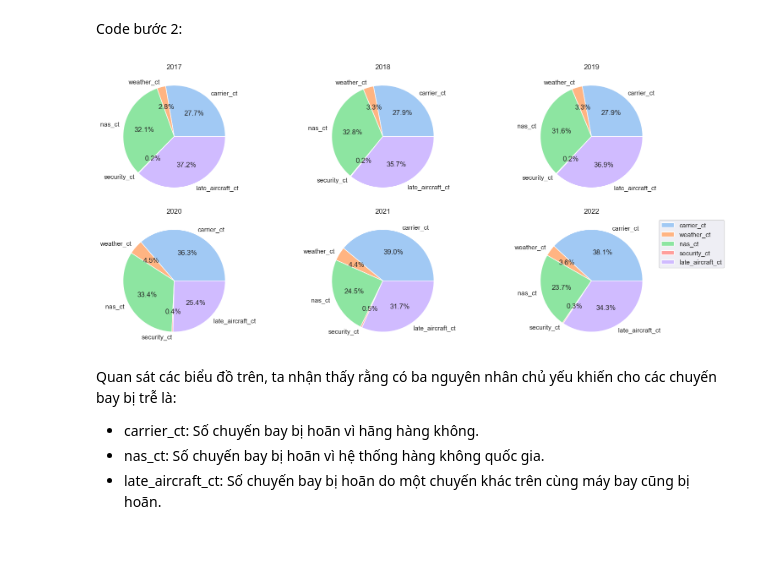
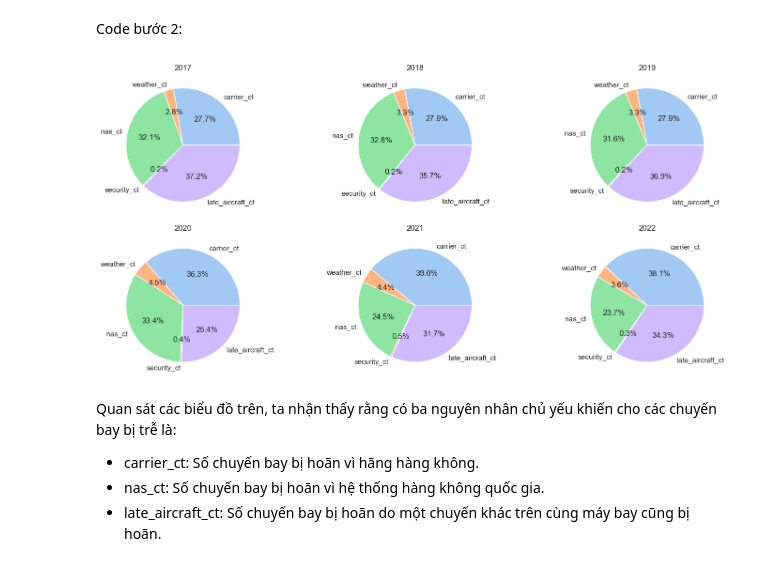
Before and after one commit to anhtran-20/ProDS_TH_Project, a Jupyter notebook: Xử_Lý_Dữ_Liệu.ipynb, the cells around one changed output. Saved outputs shown, nothing was run; the diff lists cells and outputs as text; code cells hidden in the pictures.

```diff
--- a/Xử_Lý_Dữ_Liệu.ipynb
+++ b/Xử_Lý_Dữ_Liệu.ipynb
@@ -130,20 +130,19 @@ Code bước 2:
 # %%
 sns.set_theme()
 colors = sns.color_palette('pastel')[0:5]
 fig, ax = plt.subplots(2,3)
 fig.set_figwidth(15)
 fig.set_figheight(7)
 idx = 0
 for i in range(2):
     for j in range(3):
         ax[i,j].pie(data_delay.iloc[idx],labels = data_delay.iloc[idx].index,colors = colors, autopct='%.1f%%');
         ax[i,j].set_title(data_delay.index[idx])
         idx+=1
 plt.tight_layout()
-plt.legend(loc='best',bbox_to_anchor=(1, 1))
 plt.show();
 # %% [output]
-[figure, old version]
+[figure, new version]
 # %% [markdown]
 Quan sát các biểu đồ trên, ta nhận thấy rằng có ba nguyên nhân chủ yếu khiến cho các chuyến bay bị trễ là:
 - carrier_ct: Số chuyến bay bị hoãn vì hãng hàng không.
```
Also changed, not shown: parts of 4 cells of this notebook.
